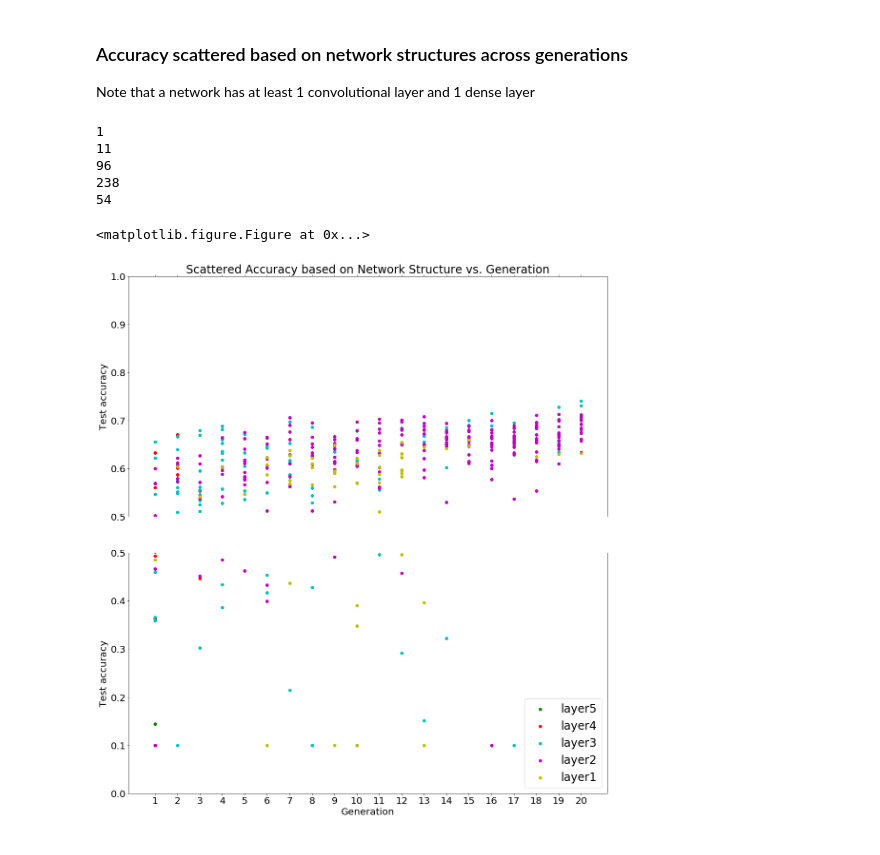
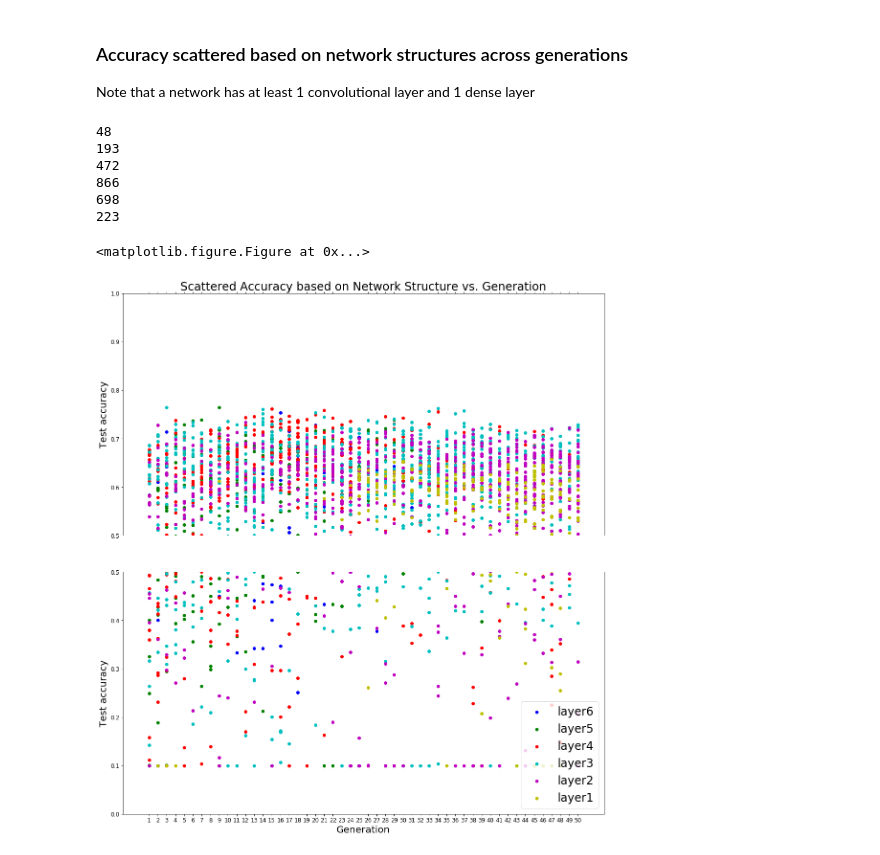
Before and after one commit to zhaolebor/evolving-deep-neural-networks, a Jupyter notebook: experiment/devol/analysis.ipynb, the cells around one changed output. Saved outputs shown, nothing was run; the diff lists cells and outputs as text; code cells hidden in the pictures.

```diff
--- a/experiment/devol/analysis.ipynb
+++ b/experiment/devol/analysis.ipynb
@@ -44,6 +46,6 @@ num_epochs = 5
 # %%
 # View experiment result based on index
-experiment = 6
+experiment = 7
 # %%
 #batch=true, dropout=true, activ=[relu, sigmoid]
 if experiment == 1:
@@ -228,7 +236,7 @@ Note that a network has at least 1 convolutional layer and 1 dense layer
 # %%
 # Sort the accuracy data points based on the network structure
 
-#layer6=[]   # Network with 3(maximum) convolutional layers and 2(maximum) dense layers
+layer6=[]   # Network with 3(maximum) convolutional layers and 2(maximum) dense layers
 layer5=[]   # Network with 3(maximum) convolutional layers and 1 dense layers
 layer4=[]   # Network with 2 convolutional layers and 2(maximum) dense layers
 layer3=[]   # Network with 2 convolutional layers and 1 dense layers
@@ -237,15 +245,15 @@ layer1=[]   # Network with 1 convolutional layers and 1 dense layers
 
 gen = 1
 pop = 0
-index = [0,6,12,18,24]
+index = [0,6,12,18,24,30]
 for row in data:
     pop += 1
     if pop > population_size:
         gen += 1
         pop = 1
-    #if sum(row[index]) == 6:
-    #    layer6.append((gen,row[-1]))
-    if sum(row[index]) == 5:
+    if sum(row[index]) == 6:
+        layer6.append((gen,row[-1]))
+    elif sum(row[index]) == 5:
         layer5.append((gen,row[-1]))
     elif sum(row[index]) == 4:
         layer4.append((gen,row[-1]))
@@ -256,23 +264,24 @@ for row in data:
 
     else:
         layer1.append((gen,row[-1]))
-#print(len(layer6))
+print(len(layer6))
 print(len(layer5))
 print(len(layer4))
 print(len(layer3))
 print(len(layer2))
 print(len(layer1))
 # %% [output]
-1
-11
-96
-238
-54
+48
+193
+472
+866
+698
+223
 # %%
 plt.figure(4)
 
 colors = ['b', 'g', 'r', 'c', 'm', 'y']
-#x1,y1 = zip(*layer6)
+x1,y1 = zip(*layer6)
 x2,y2 = zip(*layer5)
 x3,y3 = zip(*layer4)
 x4,y4 = zip(*layer3)
@@ -282,53 +291,53 @@ x6,y6 = zip(*layer1)
 
 
 f, (ax, ax2) = plt.subplots(2, 1, sharex=True)
-#ax.scatter(x1,y1,color=colors[0])
+ax.scatter(x1,y1,color=colors[0])
 ax.scatter(x2,y2,color=colors[1])
 ax.scatter(x3,y3,color=colors[2])
 ax.scatter(x4,y4,color=colors[3])
 ax.scatter(x5,y5,color=colors[4])
 ax.scatter(x6,y6,color=colors[5])
 
-#conv3_den2 = ax2.scatter(x1,y1,color=colors[0])
-conv3_den1 = ax2.scatter(x2,y2,color=colors[1])
-conv2_den2 = ax2.scatter(x3,y3,color=colors[2])
-conv2_den1 = ax2.scatter(x4,y4,color=colors[3])
-conv1_den2 = ax2.scatter(x5,y5,color=colors[4])
-conv1_den1 = ax2.scatter(x6,y6,color=colors[5])
+layer_6 = ax2.scatter(x1,y1,color=colors[0])
+layer_5 = ax2.scatter(x2,y2,color=colors[1])
+layer_4 = ax2.scatter(x3,y3,color=colors[2])
+layer_3 = ax2.scatter(x4,y4,color=colors[3])
+layer_2 = ax2.scatter(x5,y5,color=colors[4])
+layer_1 = ax2.scatter(x6,y6,color=colors[5])
 
 ax.set_ylim(.5, 1.)  # outliers only
 ax2.set_ylim(0., .5)  # most of the data
 ax.spines['bottom'].set_visible(False)
 ax2.spines['top'].set_visible(False)
 ax.xaxis.tick_top()
 ax.tick_params(labeltop='off')  # don't put tick labels at the top
 ax2.xaxis.tick_bottom()
 f.subplots_adjust(hspace=0.15)
 
-ax2.legend((conv3_den1, conv2_den2, conv2_den1, conv1_den2, conv1_den1),
-           ('layer5', 'layer4', 'layer3', 'layer2', 'layer1'),
+ax2.legend((layer_6, layer_5, layer_4, layer_3, layer_2, layer_1),
+           ('layer6', 'layer5', 'layer4', 'layer3', 'layer2', 'layer1'),
            scatterpoints=1,
            loc='lower right',
            ncol=1,
            fontsize=24)
 
 ax.set_title('Scattered Accuracy based on Network Structure vs. Generation', fontsize=24)
 ax2.set_xlabel('Generation',fontsize=20)
 ax.set_ylabel('Test accuracy',fontsize=20)
 ax2.set_ylabel('Test accuracy',fontsize=20)
 
-ax.tick_params(labelsize=20)
-ax2.tick_params(labelsize=20)
+ax.tick_params(labelsize=12)
+ax2.tick_params(labelsize=12)
 
 ax2.xaxis.set_ticks(np.arange(1, num_generations+1, 1))
 
 fig = plt.gcf()
 fig.set_size_inches(18, 20)
 plt.savefig('plot/accuracy_structure_' + str(experiment) +'.png')
 plt.show()
 # %% [output]
 <matplotlib.figure.Figure at 0x...>
-[figure, old version]
+[figure, new version]
 # %%
 plt.figure(5)
 
```
Also changed, not shown: parts of 11 cells of this notebook, 6 other files.
